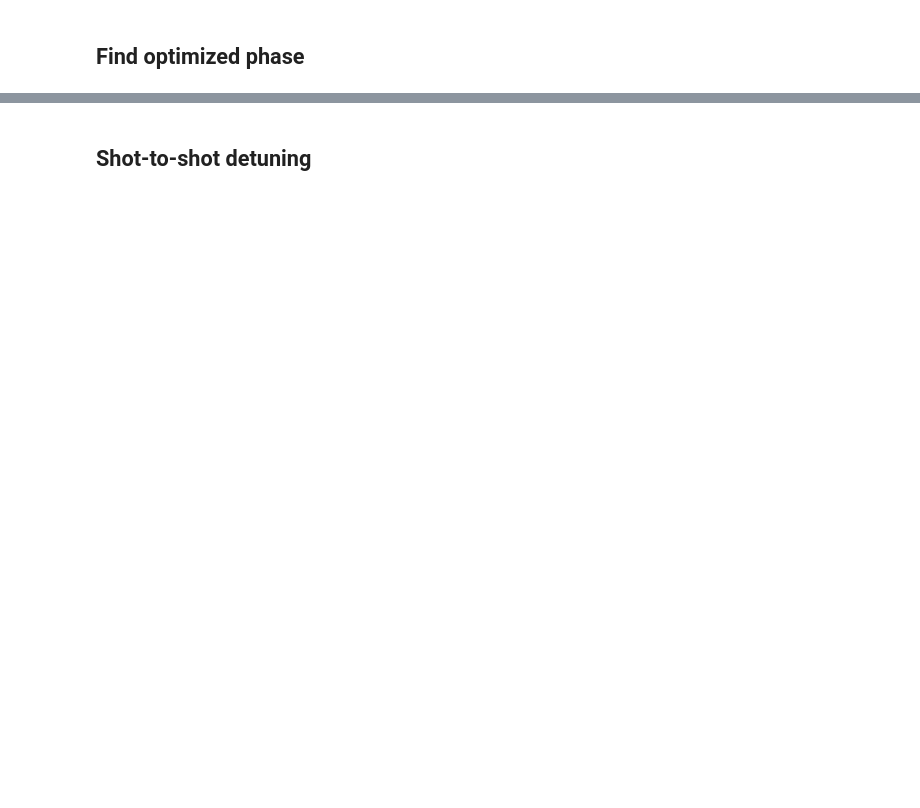
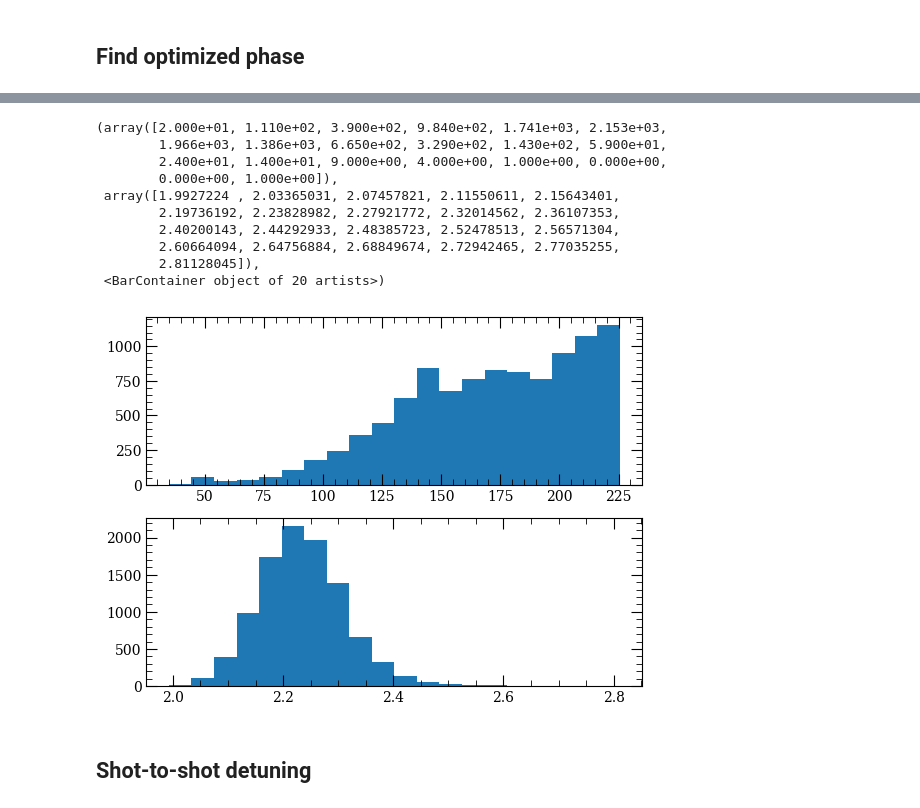
Before and after one commit to Linipun/GateError, a Jupyter notebook: budget.ipynb, the cells around one changed output, grey strips where cells are left out. Saved outputs shown, nothing was run; the diff lists cells and outputs as text; code cells hidden in the pictures; blank space fills up the shorter version.

```diff
--- a/budget.ipynb
+++ b/budget.ipynb
@@ -77,3 +212,22 @@ plt.plot(time, phase)
+# %%
+blockade = []
+for rabi1, rabi2, d in zip(rabis1, rabis2, ds):
+    blockade.append(find_blockade_Mrad(atom_name, n, d)/2/np.pi)
+fig, ax = plt.subplots(nrows=2)
+ax[0].hist(blockade, bins=20)
+ax[1].hist(ds, bins=20)
+# %% [output]
+(array([2.000e+01, 1.110e+02, 3.900e+02, 9.840e+02, 1.741e+03, 2.153e+03,
+        1.966e+03, 1.386e+03, 6.650e+02, 3.290e+02, 1.430e+02, 5.900e+01,
+        2.400e+01, 1.400e+01, 9.000e+00, 4.000e+00, 1.000e+00, 0.000e+00,
+        0.000e+00, 1.000e+00]),
+ array([1.9927224 , 2.03365031, 2.07457821, 2.11550611, 2.15643401,
+        2.19736192, 2.23828982, 2.27921772, 2.32014562, 2.36107353,
+        2.40200143, 2.44292933, 2.48385723, 2.52478513, 2.56571304,
+        2.60664094, 2.64756884, 2.68849674, 2.72942465, 2.77035255,
+        2.81128045]),
+ <BarContainer object of 20 artists>)
+[figure, added]
 # %% [markdown]
 <h2>Shot-to-shot detuning</h2>
 # %%
```
Also changed, not shown: parts of 19 cells of this notebook, 1 other file.
